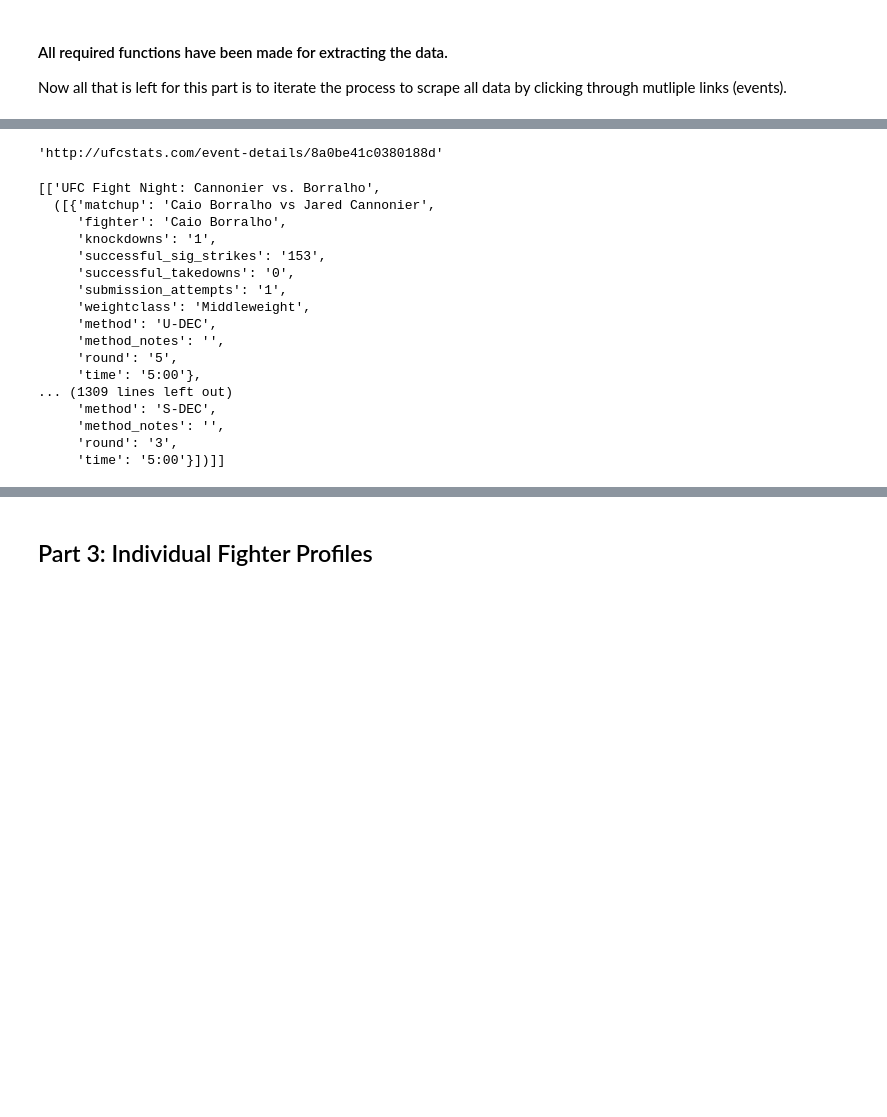
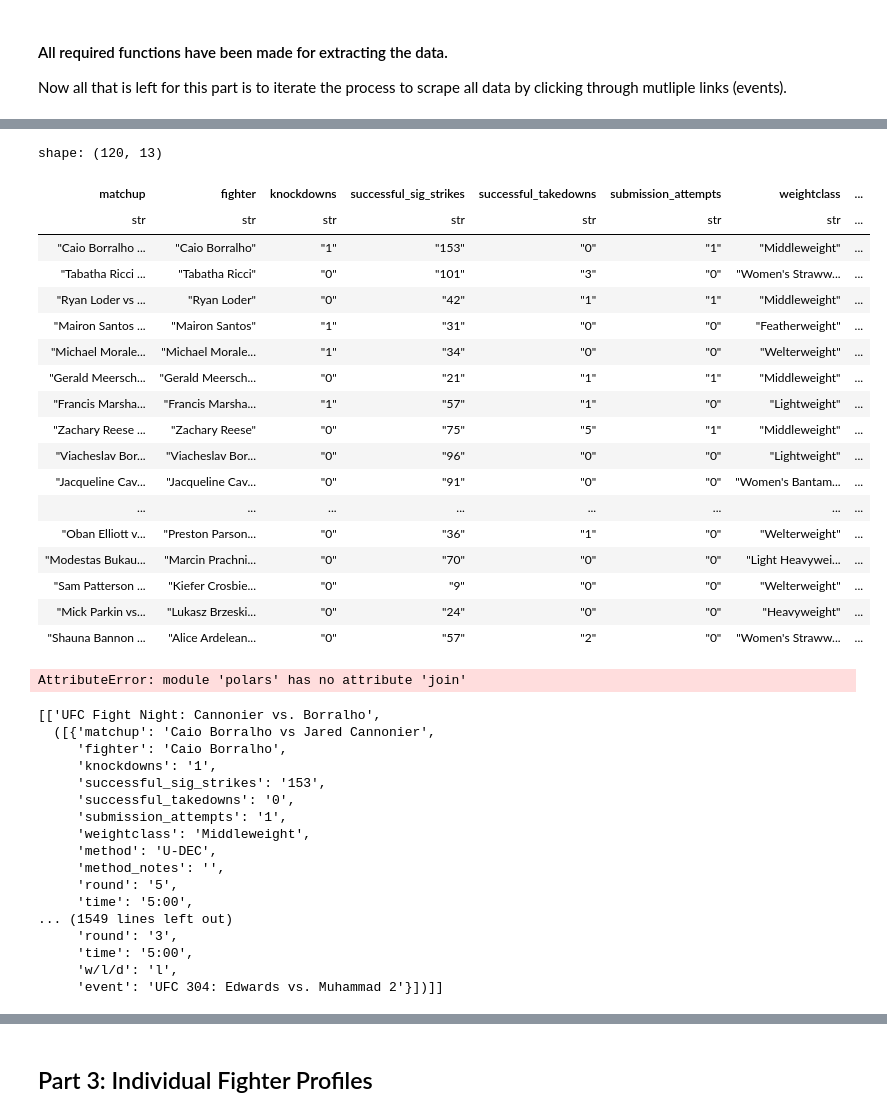
Before and after one commit to ashiph-ui/UFCDatabase, a Jupyter notebook: DataCollection/sql-database.ipynb, the cells around one changed output, grey strips where cells are left out. Saved outputs shown, nothing was run; the diff lists cells and outputs as text; code cells hidden in the pictures; blank space fills up the shorter version.

Commit message:
big update: got the overview page, need to preprocess

```diff
--- a/DataCollection/sql-database.ipynb
+++ b/DataCollection/sql-database.ipynb
@@ -409,7 +432,3 @@ print(soup.prettify())
-# %%
-event_names_to_links['UFC 264: Poirier vs. McGregor 3']
-# %% [output]
-'http://ufcstats.com/event-details/8a0be41c0380188d'
 # %%
 def get_data_from_event(number_of_events):
     """Gets the data from an event.
@@ -438,7 +457,69 @@ def get_data_from_event(number_of_events):
     return archive
 
 # Get data from the most recent 5 events
-five_recent_events = get_data_from_event(5)
+# five_recent_events = get_data_from_event(5)
+# %%
+def final_format(data):
+    """Final format of the data.
+    Args:
+        data (_type_): The data from get_data_from_event().
+    """
+    for event in data:
+        for fights in event[1]:
+            for fight in fights:
+                fight.update({'event': event[0]})
+
+    return data
+
+test = final_format(five_recent_events)
+
+def overview_df(data):
+    """Overview of the data.
+    Args:
+        data (_type_): The data from final_format().
+    """
+    num_events = len(data)
+    dta = final_format(data)
+    winners = []
+    losers = []
+
+    for i in range(num_events):
+        for j in range(len(dta[i][1][0])):
+            winners.append(dta[i][1][0][j])
+            losers.append(dta[i][1][1][j])
+
+    W_df = pl.DataFrame(winners)
+    L_df = pl.DataFrame(losers)
+
+    return W_df, L_df
+
+winners, losers = overview_df(test)
+
+final = pl.concat([winners, losers])
+# %% [output]
+shape: (120, 13)
+| matchup | fighter | knockdowns | successful_sig_strikes | successful_takedowns | submission_attempts | weightclass | ... |
+| str | str | str | str | str | str | str | ... |
+| "Caio Borralho ... | "Caio Borralho" | "1" | "153" | "0" | "1" | "Middleweight" | ... |
+| "Tabatha Ricci ... | "Tabatha Ricci" | "0" | "101" | "3" | "0" | "Women's Straww... | ... |
+| "Ryan Loder vs ... | "Ryan Loder" | "0" | "42" | "1" | "1" | "Middleweight" | ... |
+| "Mairon Santos ... | "Mairon Santos" | "1" | "31" | "0" | "0" | "Featherweight" | ... |
+| "Michael Morale... | "Michael Morale... | "1" | "34" | "0" | "0" | "Welterweight" | ... |
+| "Gerald Meersch... | "Gerald Meersch... | "0" | "21" | "1" | "1" | "Middleweight" | ... |
+| "Francis Marsha... | "Francis Marsha... | "1" | "57" | "1" | "0" | "Lightweight" | ... |
+| "Zachary Reese ... | "Zachary Reese" | "0" | "75" | "5" | "1" | "Middleweight" | ... |
+| "Viacheslav Bor... | "Viacheslav Bor... | "0" | "96" | "0" | "0" | "Lightweight" | ... |
+| "Jacqueline Cav... | "Jacqueline Cav... | "0" | "91" | "0" | "0" | "Women's Bantam... | ... |
+| ... | ... | ... | ... | ... | ... | ... | ... |
+| "Oban Elliott v... | "Preston Parson... | "0" | "36" | "1" | "0" | "Welterweight" | ... |
+| "Modestas Bukau... | "Marcin Prachni... | "0" | "70" | "0" | "0" | "Light Heavywei... | ... |
+| "Sam Patterson ... | "Kiefer Crosbie... | "0" | "9" | "0" | "0" | "Welterweight" | ... |
+| "Mick Parkin vs... | "Lukasz Brzeski... | "0" | "24" | "0" | "0" | "Heavyweight" | ... |
+| "Shauna Bannon ... | "Alice Ardelean... | "0" | "57" | "2" | "0" | "Women's Straww... | ... |
+# %%
+pl.join(winners, losers, on='matchup', how='inner')
+# %% [output]
+AttributeError: module 'polars' has no attribute 'join'
 # %%
 five_recent_events
 # %% [output]
@@ -453,9 +534,9 @@ five_recent_events
      'method': 'U-DEC',
      'method_notes': '',
      'round': '5',
-     'time': '5:00'},
-... (1309 lines left out)
-     'method': 'S-DEC',
-     'method_notes': '',
+     'time': '5:00',
+... (1549 lines left out)
      'round': '3',
-     'time': '5:00'}])]]
+     'time': '5:00',
+     'w/l/d': 'l',
+     'event': 'UFC 304: Edwards vs. Muhammad 2'}])]]
```
Also changed, not shown: parts of 21 cells of this notebook.
